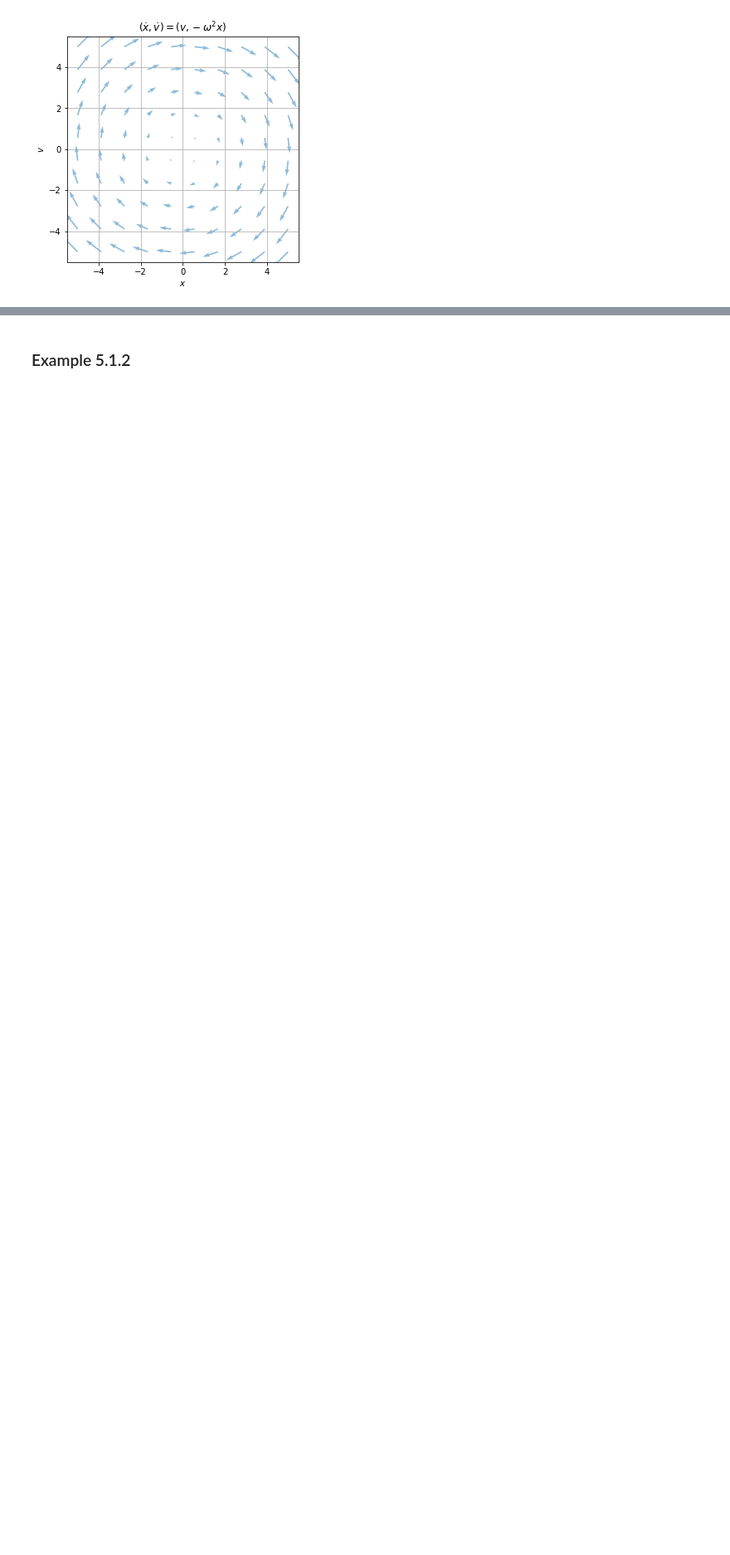
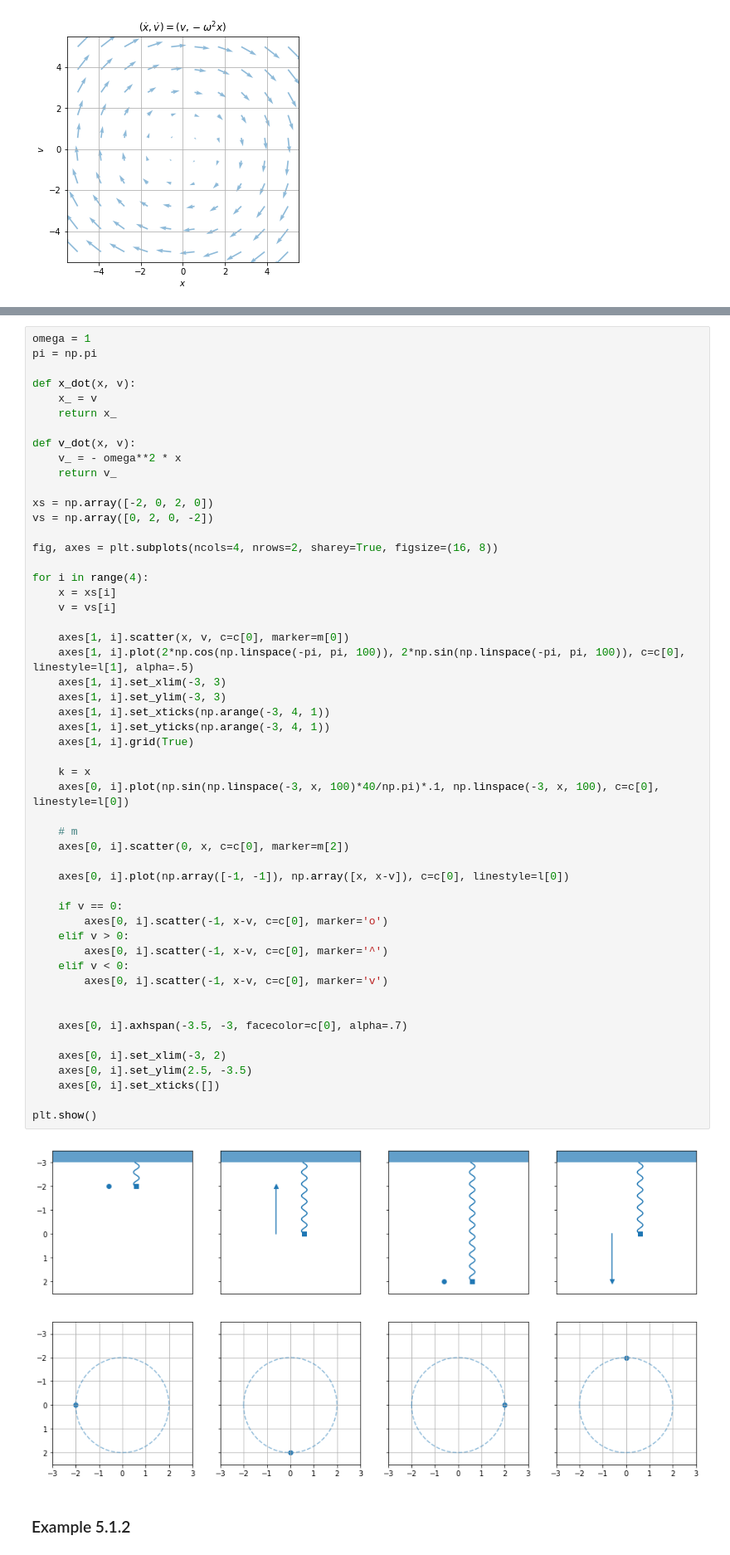
Before and after one commit to shumez/NLDC, a Jupyter notebook: c05/note.ipynb, the cells around one changed output, grey strips where cells are left out. Shown at 83% size. Drawn from its saved outputs; the diff is of its cells as text; blank space fills up the shorter version.

```diff
--- a/c05/note.ipynb
+++ b/c05/note.ipynb
@@ -188,2 +188,56 @@ plt.show()
+# %%
+omega = 1
+pi = np.pi
+
+def x_dot(x, v):
+    x_ = v
+    return x_
+
+def v_dot(x, v):
+    v_ = - omega**2 * x
+    return v_
+
+xs = np.array([-2, 0, 2, 0])
+vs = np.array([0, 2, 0, -2])
+
+fig, axes = plt.subplots(ncols=4, nrows=2, sharey=True, figsize=(16, 8))
+
+for i in range(4):
+    x = xs[i]
+    v = vs[i]
+
+    axes[1, i].scatter(x, v, c=c[0], marker=m[0])
+    axes[1, i].plot(2*np.cos(np.linspace(-pi, pi, 100)), 2*np.sin(np.linspace(-pi, pi, 100)), c=c[0], linestyle=l[1], alpha=.5)
+    axes[1, i].set_xlim(-3, 3)
+    axes[1, i].set_ylim(-3, 3)
+    axes[1, i].set_xticks(np.arange(-3, 4, 1))
+    axes[1, i].set_yticks(np.arange(-3, 4, 1))
+    axes[1, i].grid(True)
+
+    k = x
+    axes[0, i].plot(np.sin(np.linspace(-3, x, 100)*40/np.pi)*.1, np.linspace(-3, x, 100), c=c[0], linestyle=l[0])
+
+    # m
+    axes[0, i].scatter(0, x, c=c[0], marker=m[2])
+
+    axes[0, i].plot(np.array([-1, -1]), np.array([x, x-v]), c=c[0], linestyle=l[0])
+
+    if v == 0:
+        axes[0, i].scatter(-1, x-v, c=c[0], marker='o')
+    elif v > 0:
+        axes[0, i].scatter(-1, x-v, c=c[0], marker='^')
+    elif v < 0:
+        axes[0, i].scatter(-1, x-v, c=c[0], marker='v')
+
+
+    axes[0, i].axhspan(-3.5, -3, facecolor=c[0], alpha=.7)
+
+    axes[0, i].set_xlim(-3, 2)
+    axes[0, i].set_ylim(2.5, -3.5)
+    axes[0, i].set_xticks([])
+
+plt.show()
+# %% [output]
+[figure, added]
 # %% [markdown]
 ### Example 5.1.2
```
Also changed, not shown: parts of 10 cells of this notebook.
